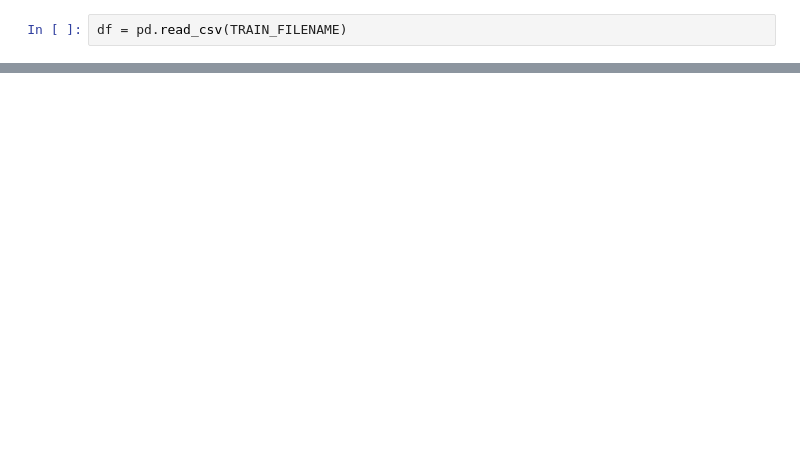
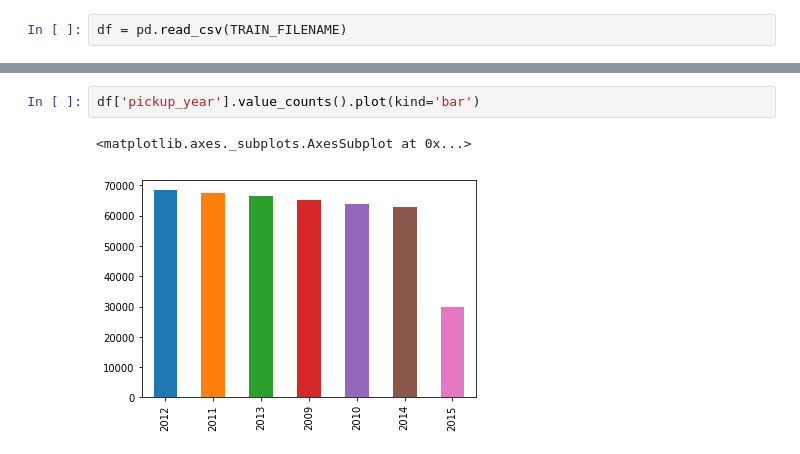
Before and after one commit to ShuaiHuang/kaggle-new-york-city-taxi-fare-prediction, a Jupyter notebook: code/exploratory-data-analysis.ipynb, the cells around one changed output, grey strips where cells are left out. Cells and saved outputs as stored; diff of their text form; blank space fills up the shorter version.

```diff
--- a/code/exploratory-data-analysis.ipynb
+++ b/code/exploratory-data-analysis.ipynb
@@ -44,0 +134,5 @@ df.head()
+# %%
+df['pickup_year'].value_counts().plot(kind='bar')
+# %% [output]
+<matplotlib.axes._subplots.AxesSubplot at 0x...>
+[figure, added]
```
Also changed, not shown: parts of 13 cells of this notebook.
